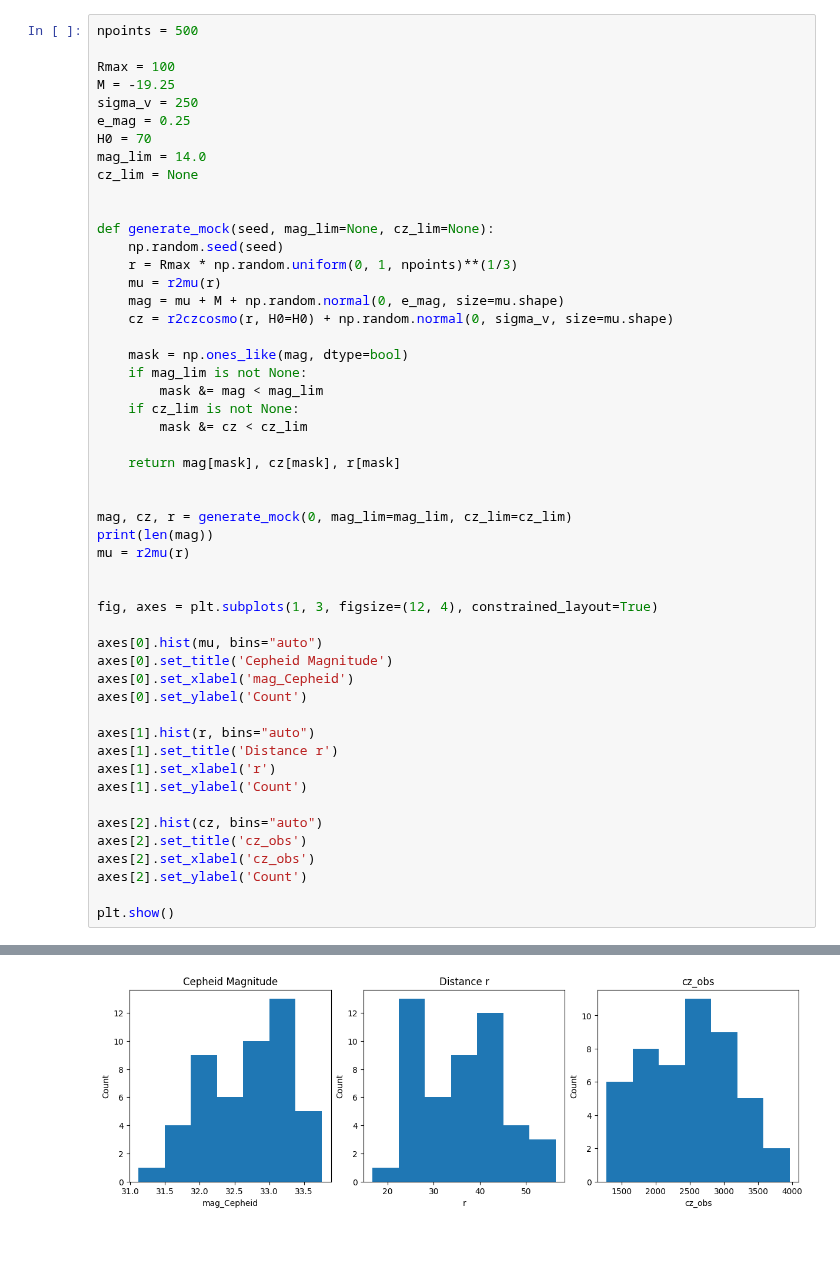
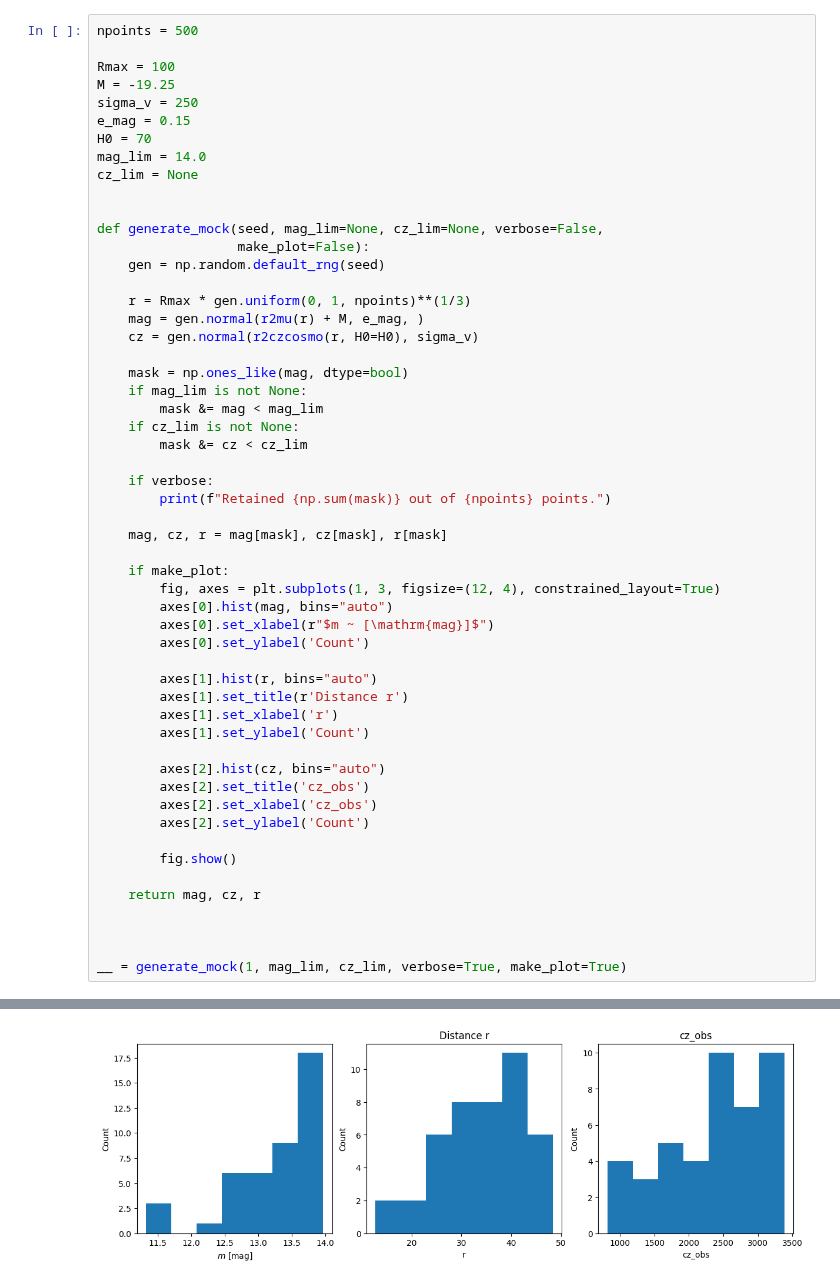
Before and after one commit to Richard-Sti/CANDEL, a Jupyter notebook: notebooks/paper_SH0ES/mock_test_even_simpler.ipynb, the cells around one changed output, grey strips where cells are left out. Cells and saved outputs as stored; diff of their text form; blank space fills up the shorter version.

```diff
--- a/notebooks/paper_SH0ES/mock_test_even_simpler.ipynb
+++ b/notebooks/paper_SH0ES/mock_test_even_simpler.ipynb
@@ -35,18 +33,19 @@ npoints = 500
 Rmax = 100
 M = -19.25
 sigma_v = 250
-e_mag = 0.25
+e_mag = 0.15
 H0 = 70
 mag_lim = 14.0
 cz_lim = None
 
 
-def generate_mock(seed, mag_lim=None, cz_lim=None):
-    np.random.seed(seed)
-    r = Rmax * np.random.uniform(0, 1, npoints)**(1/3)
-    mu = r2mu(r)
-    mag = mu + M + np.random.normal(0, e_mag, size=mu.shape)
-    cz = r2czcosmo(r, H0=H0) + np.random.normal(0, sigma_v, size=mu.shape)
+def generate_mock(seed, mag_lim=None, cz_lim=None, verbose=False,
+                  make_plot=False):
+    gen = np.random.default_rng(seed)
+
+    r = Rmax * gen.uniform(0, 1, npoints)**(1/3)
+    mag = gen.normal(r2mu(r) + M, e_mag, )
+    cz = gen.normal(r2czcosmo(r, H0=H0), sigma_v)
 
     mask = np.ones_like(mag, dtype=bool)
     if mag_lim is not None:
@@ -54,30 +53,32 @@ def generate_mock(seed, mag_lim=None, cz_lim=None):
     if cz_lim is not None:
         mask &= cz < cz_lim
 
-    return mag[mask], cz[mask], r[mask]
+    if verbose:
+        print(f"Retained {np.sum(mask)} out of {npoints} points.")
+
+    mag, cz, r = mag[mask], cz[mask], r[mask]
+
+    if make_plot:
+        fig, axes = plt.subplots(1, 3, figsize=(12, 4), constrained_layout=True)
+        axes[0].hist(mag, bins="auto")
+        axes[0].set_xlabel(r"$m ~ [\mathrm{mag}]$")
+        axes[0].set_ylabel('Count')
+
+        axes[1].hist(r, bins="auto")
+        axes[1].set_title(r'Distance r')
+        axes[1].set_xlabel('r')
+        axes[1].set_ylabel('Count')
+
+        axes[2].hist(cz, bins="auto")
+        axes[2].set_title('cz_obs')
+        axes[2].set_xlabel('cz_obs')
+        axes[2].set_ylabel('Count')
+
+        fig.show()
+
+    return mag, cz, r
 
 
-mag, cz, r = generate_mock(0, mag_lim=mag_lim, cz_lim=cz_lim)
-print(len(mag))
-mu = r2mu(r)
 
-
-fig, axes = plt.subplots(1, 3, figsize=(12, 4), constrained_layout=True)
-
-axes[0].hist(mu, bins="auto")
-axes[0].set_title('Cepheid Magnitude')
-axes[0].set_xlabel('mag_Cepheid')
-axes[0].set_ylabel('Count')
-
-axes[1].hist(r, bins="auto")
-axes[1].set_title('Distance r')
-axes[1].set_xlabel('r')
-axes[1].set_ylabel('Count')
-
-axes[2].hist(cz, bins="auto")
-axes[2].set_title('cz_obs')
-axes[2].set_xlabel('cz_obs')
-axes[2].set_ylabel('Count')
-
-plt.show()
+__ = generate_mock(1, mag_lim, cz_lim, verbose=True, make_plot=True)
 # %% [output]
@@ -85,2 +86,2 @@ plt.show()
-[figure, old version]
+[figure, new version]
 # %%
```
Also changed, not shown: parts of 10 cells of this notebook.
